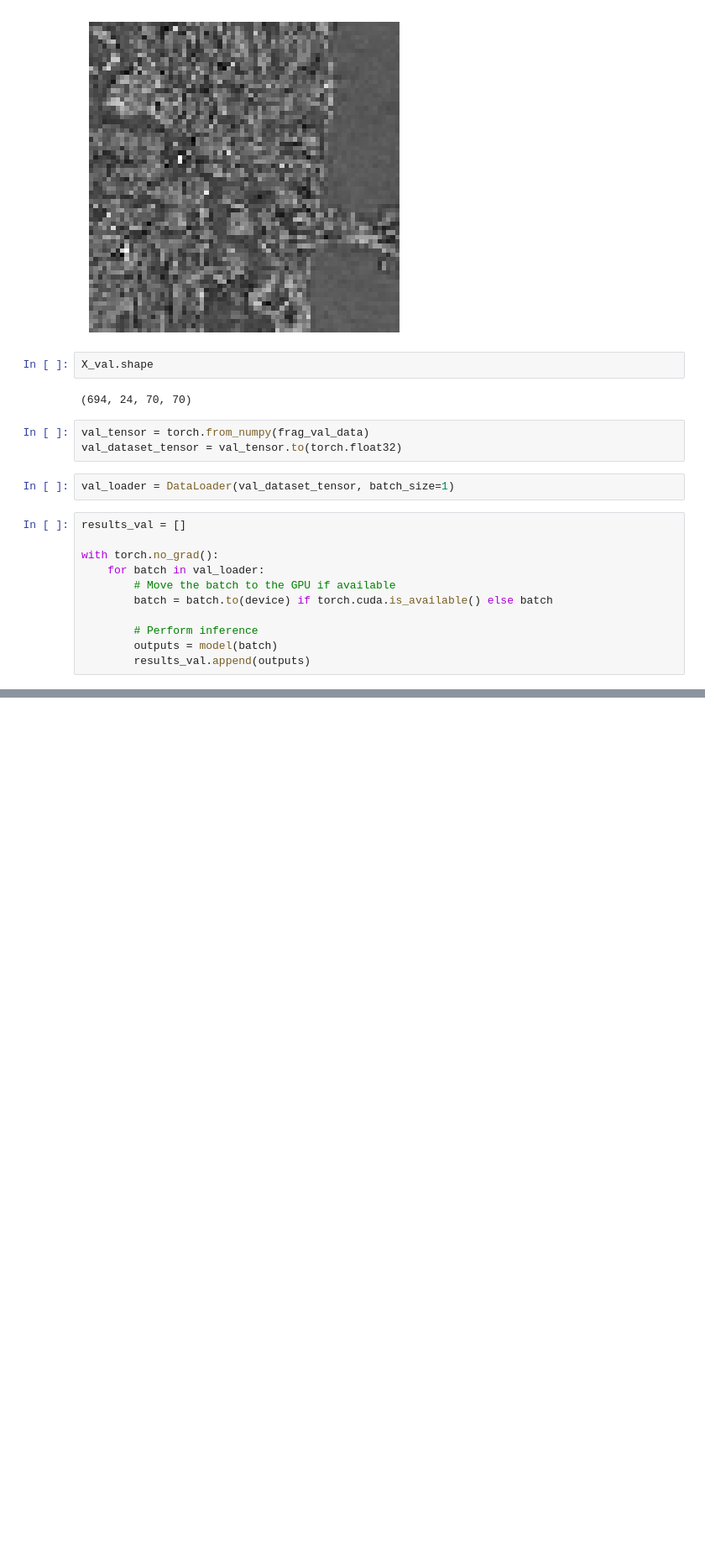
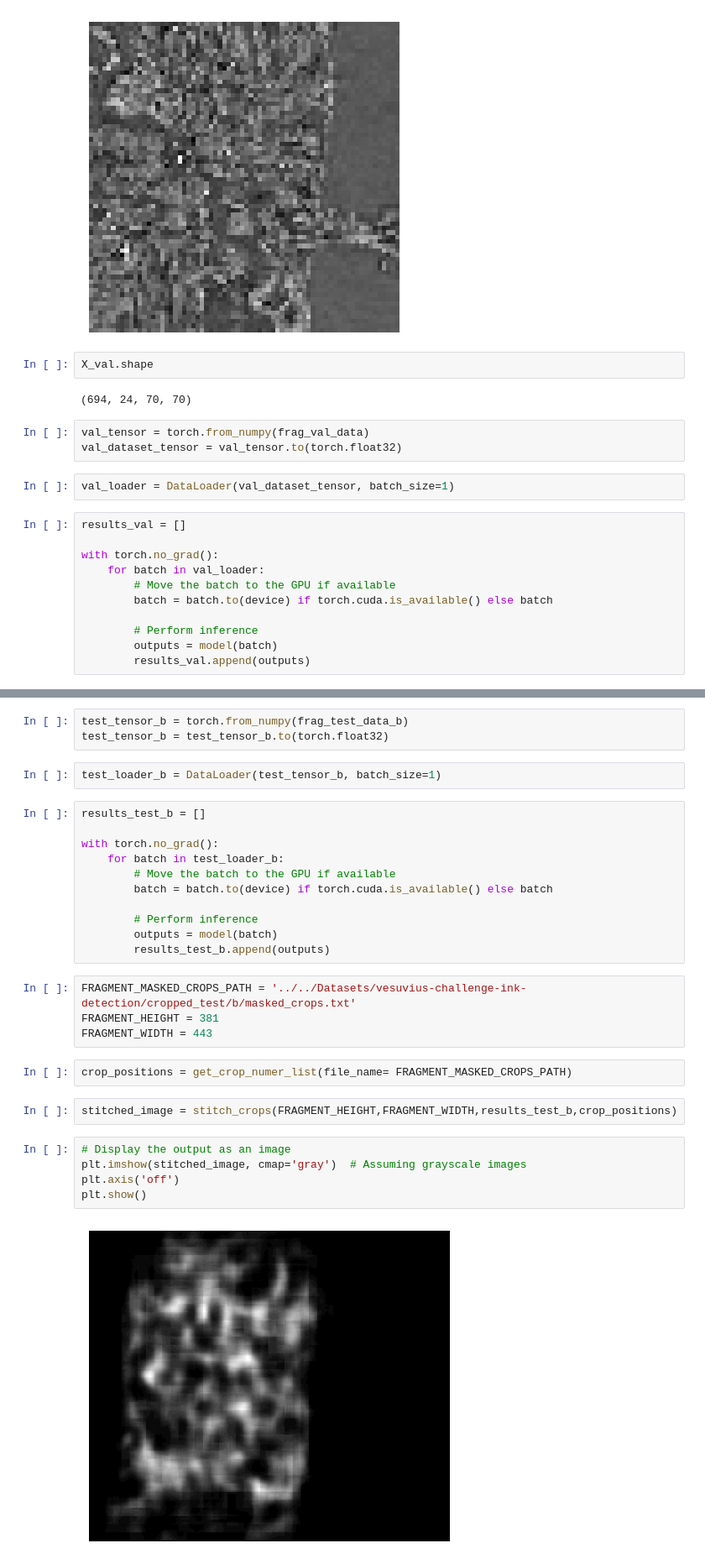
Before and after one commit to Wishmitha/Vesuvius, a Jupyter notebook: ink_detection/ink_detection_unet.ipynb, the cells around one changed output, grey strips where cells are left out. Shown at 84% size. Drawn from its saved outputs; the diff is of its cells as text; blank space fills up the shorter version.

```diff
--- a/ink_detection/ink_detection_unet.ipynb
+++ b/ink_detection/ink_detection_unet.ipynb
@@ -495,0 +521,31 @@ for i in range(len(outputs_np)):
+# %%
+test_tensor_b = torch.from_numpy(frag_test_data_b)
+test_tensor_b = test_tensor_b.to(torch.float32)
+# %%
+test_loader_b = DataLoader(test_tensor_b, batch_size=1)
+# %%
+results_test_b = []
+
+with torch.no_grad():
+    for batch in test_loader_b:
+        # Move the batch to the GPU if available
+        batch = batch.to(device) if torch.cuda.is_available() else batch
+
+        # Perform inference
+        outputs = model(batch)
+        results_test_b.append(outputs)
+# %%
+FRAGMENT_MASKED_CROPS_PATH = '../../Datasets/vesuvius-challenge-ink-detection/cropped_test/b/masked_crops.txt'
+FRAGMENT_HEIGHT = 381
+FRAGMENT_WIDTH = 443
+# %%
+crop_positions = get_crop_numer_list(file_name= FRAGMENT_MASKED_CROPS_PATH)
+# %%
+stitched_image = stitch_crops(FRAGMENT_HEIGHT,FRAGMENT_WIDTH,results_test_b,crop_positions)
+# %%
+# Display the output as an image
+plt.imshow(stitched_image, cmap='gray')  # Assuming grayscale images
+plt.axis('off')
+plt.show()
+# %% [output]
+[figure, added]
```
Also changed, not shown: parts of 10 cells of this notebook, 1 other file.
